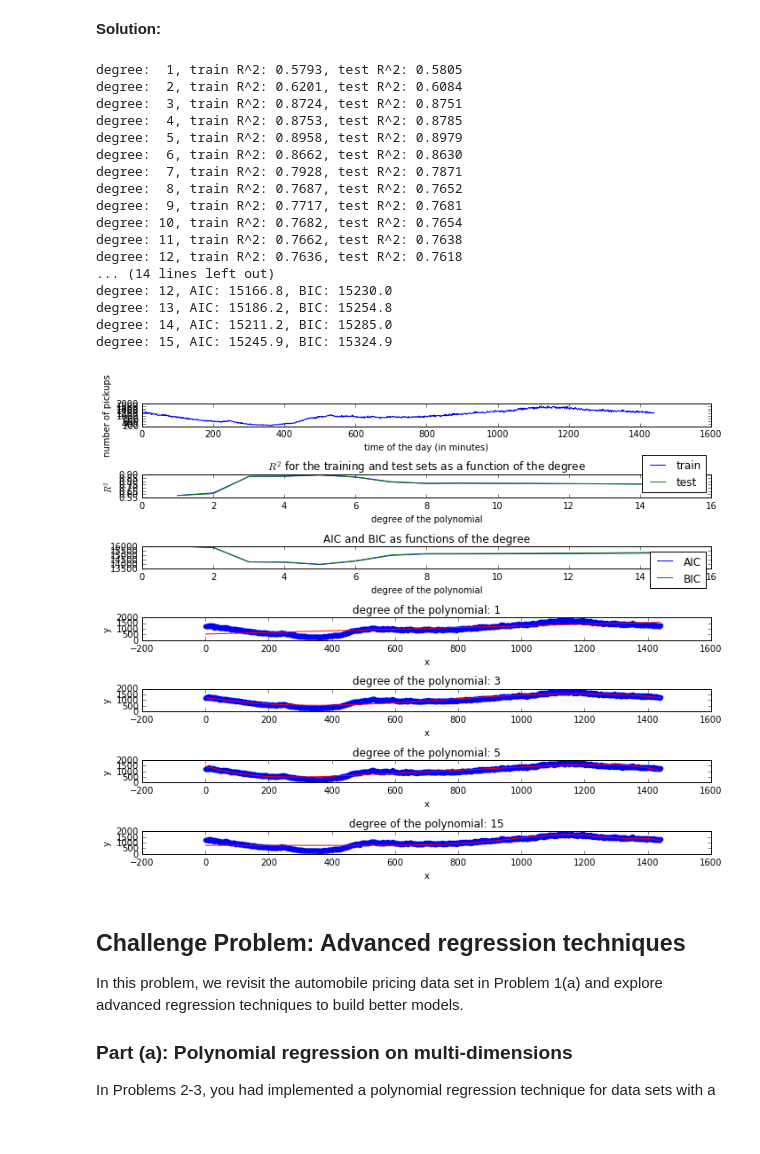
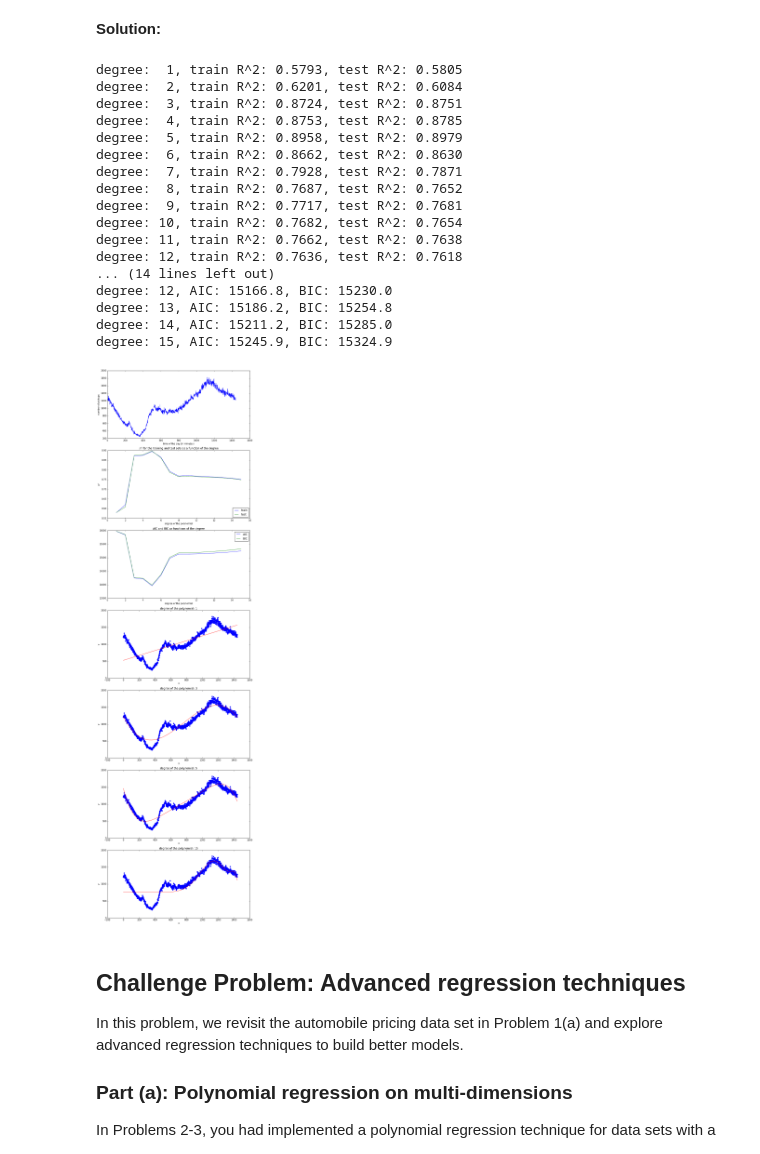
Before and after one commit to colbyZ/test1, a Jupyter notebook: hw/hw3/Zambalayev_Timur_CSCI_E_109a_HW3.ipynb, the cells around one changed output. Saved outputs shown, nothing was run; the diff lists cells and outputs as text; code cells hidden in the pictures; blank space fills up the shorter version.

```diff
--- a/hw/hw3/Zambalayev_Timur_CSCI_E_109a_HW3.ipynb
+++ b/hw/hw3/Zambalayev_Timur_CSCI_E_109a_HW3.ipynb
@@ -629,7 +629,7 @@ def taxicab_density_estimation(xs, ys):
     degrees = [1, 3, 5, 15]
     len_degrees = len(degrees)
     num_axes = 3 + len_degrees
-    _, axes = plt.subplots(num_axes, 1, figsize=(10, 8))
+    _, axes = plt.subplots(num_axes, 1, figsize=(10, 5 * num_axes))
 
     ax0 = axes[0]
     ax0.plot(xs, ys)
@@ -650,34 +650,34 @@ def taxicab_density_estimation(xs, ys):
         ax.plot(lin_xs, polynomial_regression_predict(coefs, intercept, degree, lin_xs), color='red')
 
         ax.set_xlabel('x')
         ax.set_ylabel('y')
         ax.set_title('degree of the polynomial: %d' % degree)
 
     plt.tight_layout()
     plt.show()
 
 
 counter_xs, counter_ys = get_counter_data()
 taxicab_density_estimation(counter_xs, counter_ys)
 # %% [output]
 degree:  1, train R^2: 0.5793, test R^2: 0.5805
 degree:  2, train R^2: 0.6201, test R^2: 0.6084
 degree:  3, train R^2: 0.8724, test R^2: 0.8751
 degree:  4, train R^2: 0.8753, test R^2: 0.8785
 degree:  5, train R^2: 0.8958, test R^2: 0.8979
 degree:  6, train R^2: 0.8662, test R^2: 0.8630
 degree:  7, train R^2: 0.7928, test R^2: 0.7871
 degree:  8, train R^2: 0.7687, test R^2: 0.7652
 degree:  9, train R^2: 0.7717, test R^2: 0.7681
 degree: 10, train R^2: 0.7682, test R^2: 0.7654
 degree: 11, train R^2: 0.7662, test R^2: 0.7638
 degree: 12, train R^2: 0.7636, test R^2: 0.7618
 ... (14 lines left out)
 degree: 12, AIC: 15166.8, BIC: 15230.0
 degree: 13, AIC: 15186.2, BIC: 15254.8
 degree: 14, AIC: 15211.2, BIC: 15285.0
 degree: 15, AIC: 15245.9, BIC: 15324.9
-[figure, old version]
+[figure, new version]
 # %% [markdown]
 ## Challenge Problem: Advanced regression techniques
 In this problem, we revisit the automobile pricing data set in Problem 1(a) and explore advanced regression techniques to build better models.
```
Also changed, not shown: 1 other file.
